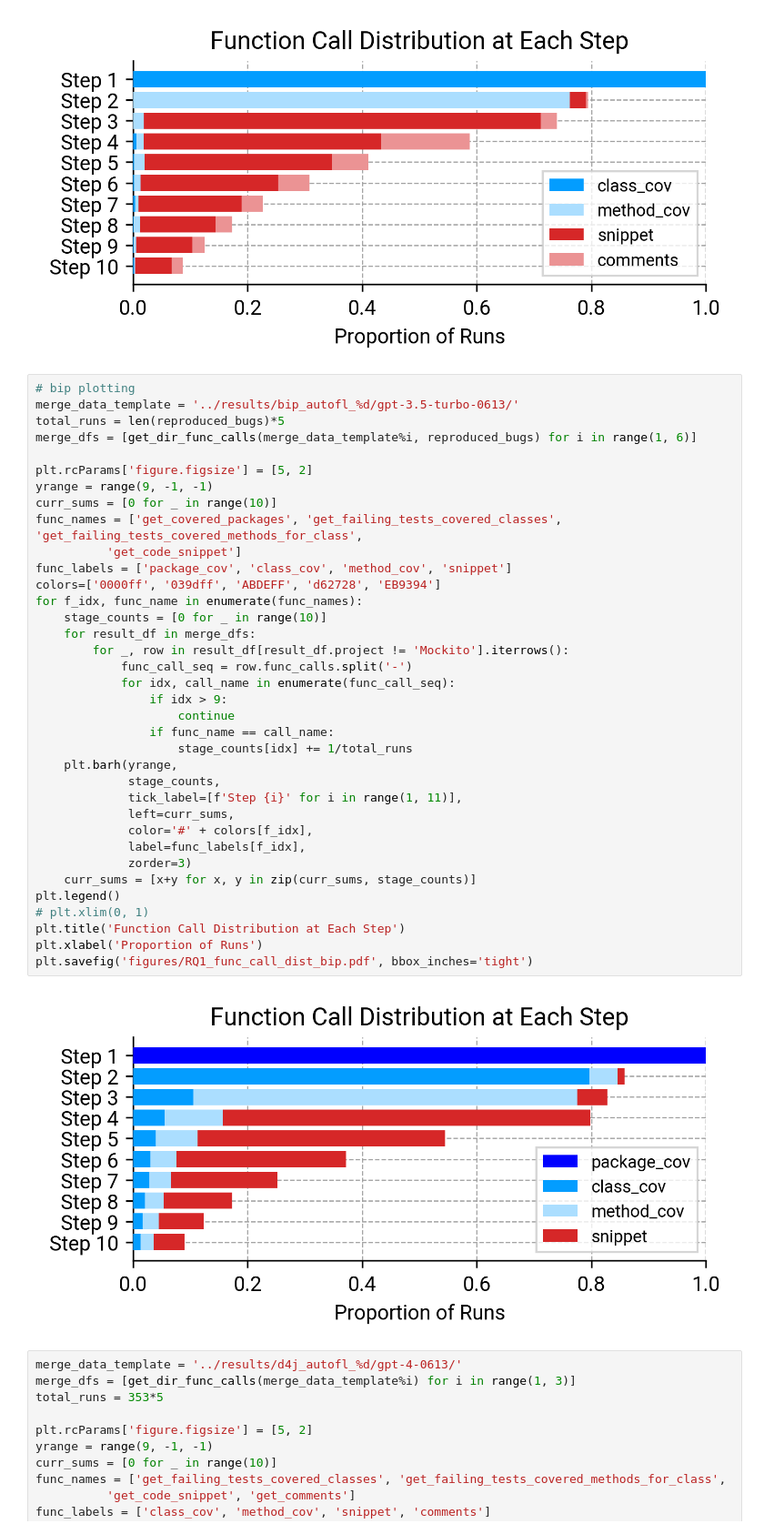
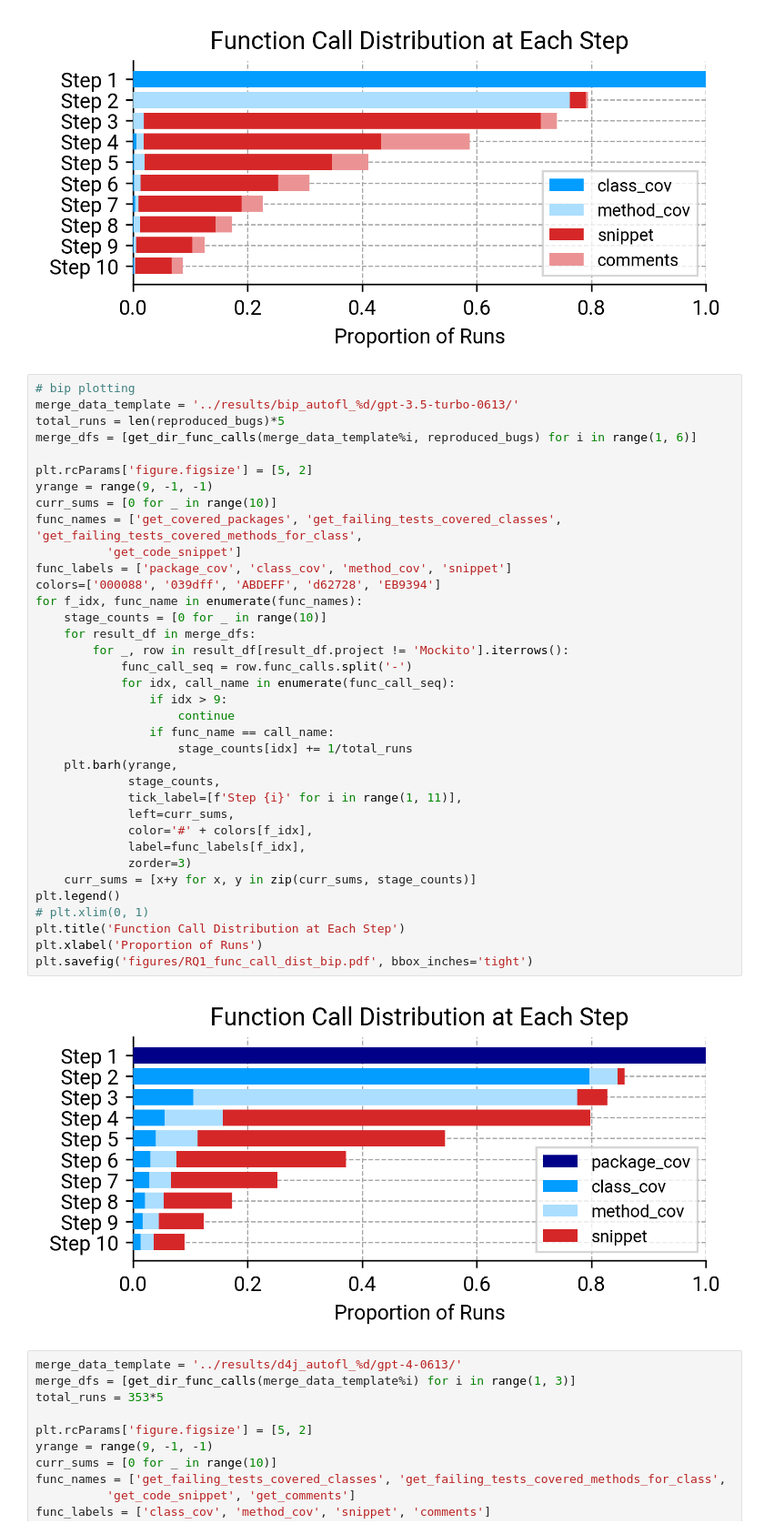
Before and after one commit to coinse/autofl, a Jupyter notebook: notebooks/RQ1_Efficacy.ipynb, the cells around one changed output. Shown at 91% size. Saved outputs shown, nothing was run; the diff lists cells and outputs as text.

```diff
--- a/notebooks/RQ1_Efficacy.ipynb
+++ b/notebooks/RQ1_Efficacy.ipynb
@@ -297,35 +297,35 @@ merge_dfs = [get_dir_func_calls(merge_data_template%i, reproduced_bugs) for i in
 plt.rcParams['figure.figsize'] = [5, 2]
 yrange = range(9, -1, -1)
 curr_sums = [0 for _ in range(10)]
 func_names = ['get_covered_packages', 'get_failing_tests_covered_classes', 'get_failing_tests_covered_methods_for_class',
           'get_code_snippet']
 func_labels = ['package_cov', 'class_cov', 'method_cov', 'snippet']
-colors=['0000ff', '039dff', 'ABDEFF', 'd62728', 'EB9394']
+colors=['000088', '039dff', 'ABDEFF', 'd62728', 'EB9394']
 for f_idx, func_name in enumerate(func_names):
     stage_counts = [0 for _ in range(10)]
     for result_df in merge_dfs:
         for _, row in result_df[result_df.project != 'Mockito'].iterrows():
             func_call_seq = row.func_calls.split('-')
             for idx, call_name in enumerate(func_call_seq):
                 if idx > 9:
                     continue
                 if func_name == call_name:
                     stage_counts[idx] += 1/total_runs
     plt.barh(yrange,
              stage_counts,
              tick_label=[f'Step {i}' for i in range(1, 11)],
              left=curr_sums,
              color='#' + colors[f_idx],
              label=func_labels[f_idx],
              zorder=3)
     curr_sums = [x+y for x, y in zip(curr_sums, stage_counts)]
 plt.legend()
 # plt.xlim(0, 1)
 plt.title('Function Call Distribution at Each Step')
 plt.xlabel('Proportion of Runs')
 plt.savefig('figures/RQ1_func_call_dist_bip.pdf', bbox_inches='tight')
 # %% [output]
-[figure, old version]
+[figure, new version]
 # %%
 merge_data_template = '../results/d4j_autofl_%d/gpt-4-0613/'
 merge_dfs = [get_dir_func_calls(merge_data_template%i) for i in range(1, 3)]
```
Also changed, not shown: parts of 9 cells of this notebook.
